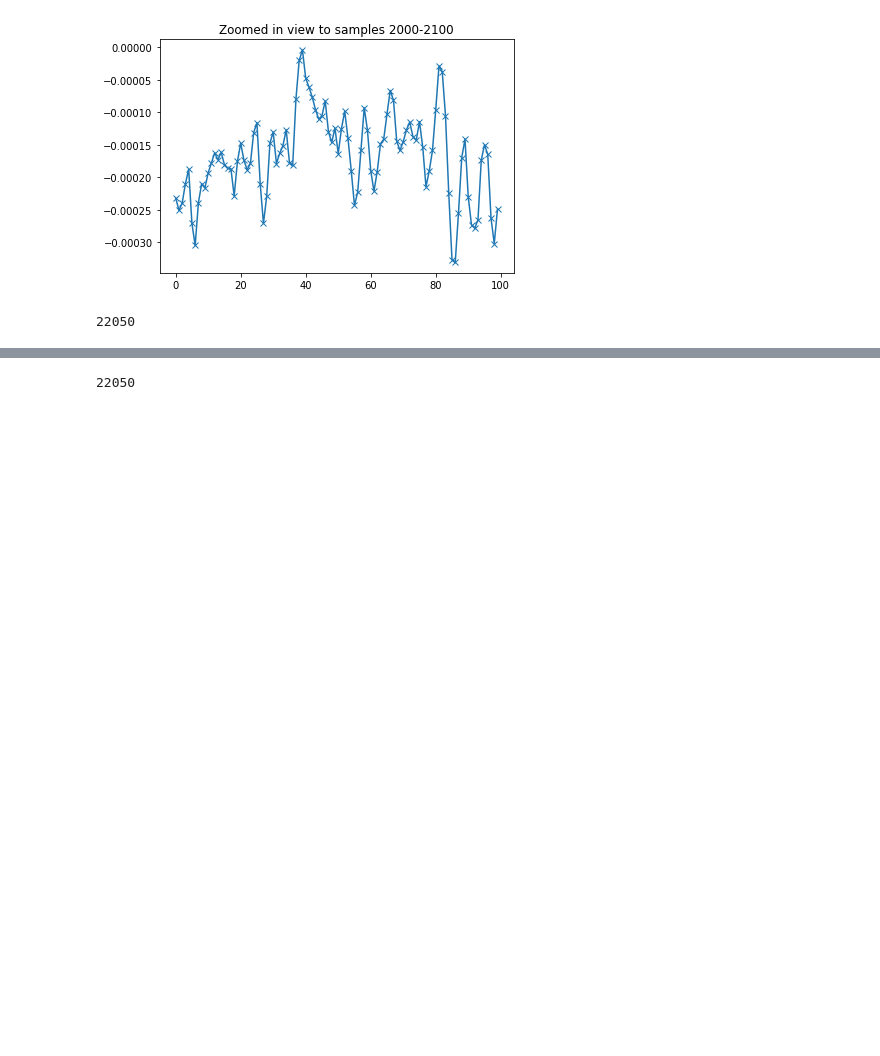
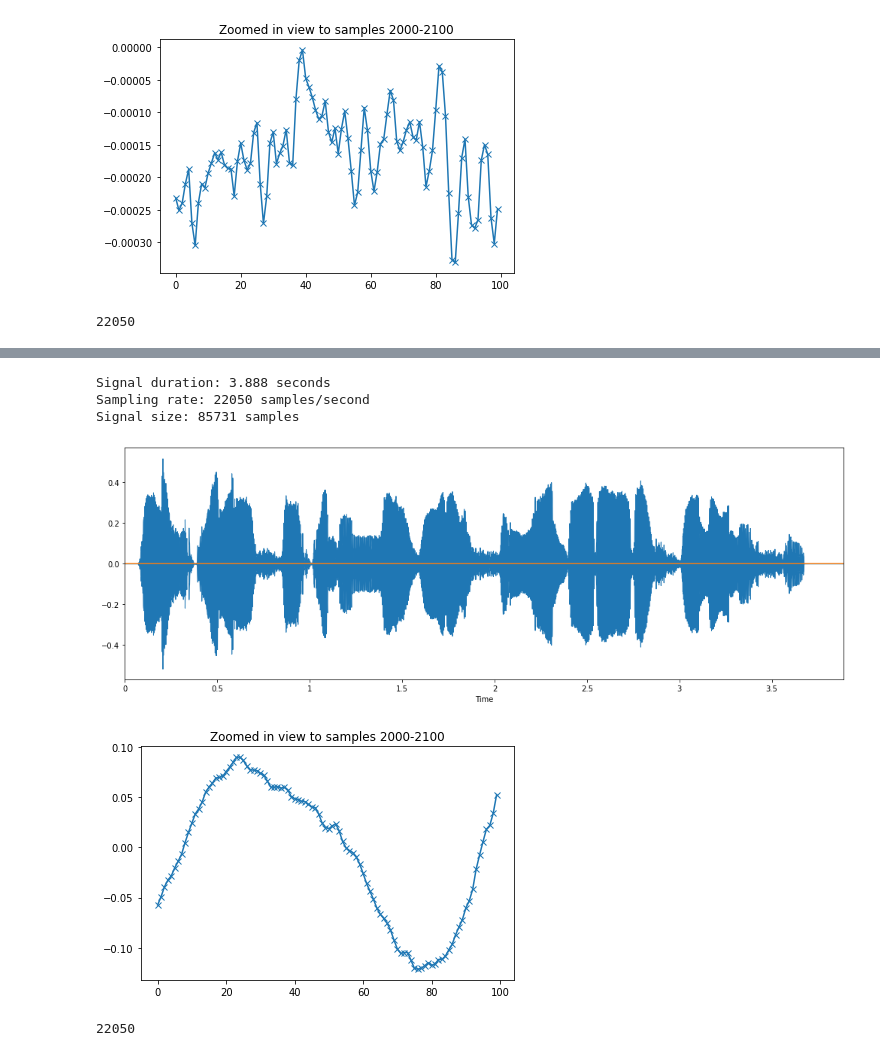
Before and after one commit to NishatVasker/Machine_learning_projects, a Jupyter notebook: World_country_people_voice_ACCENT(PROJECT).ipynb, the cells around one changed output, grey strips where cells are left out. Cells and saved outputs as stored; diff of their text form; code cells hidden in the pictures; blank space fills up the shorter version.

```diff
--- a/World_country_people_voice_ACCENT(PROJECT).ipynb
+++ b/World_country_people_voice_ACCENT(PROJECT).ipynb
@@ -139,3 +131,28 @@ ipd.Audio(filename1)
+# %%
+plt.figure(figsize=(14,5))
+data,sample_rate=librosa.load(filename1)
+librosa.display.waveplot(data,sr=sample_rate)
+ipd.Audio(filename1)
+
+
+##########
+print('Signal duration: {:.3f} seconds'.format(data.shape[0] / sample_rate))
+print('Sampling rate: {} samples/second'.format(sample_rate))
+print('Signal size: {} samples'.format(data.shape[0]))
+
+
+plt.plot(data)
+plt.tight_layout()
+plt.figure()
+plt.plot(data[2000:2100], marker='x')
+plt.title('Zoomed in view to samples 2000-2100')
+plt.tight_layout()
+# %% [output]
+Signal duration: 3.888 seconds
+Sampling rate: 22050 samples/second
+Signal size: 85731 samples
+[figure, added]
+[figure, added]
 # %%
 sample_rate
 # %% [output]
```
Also changed, not shown: parts of 1 cell of this notebook.
